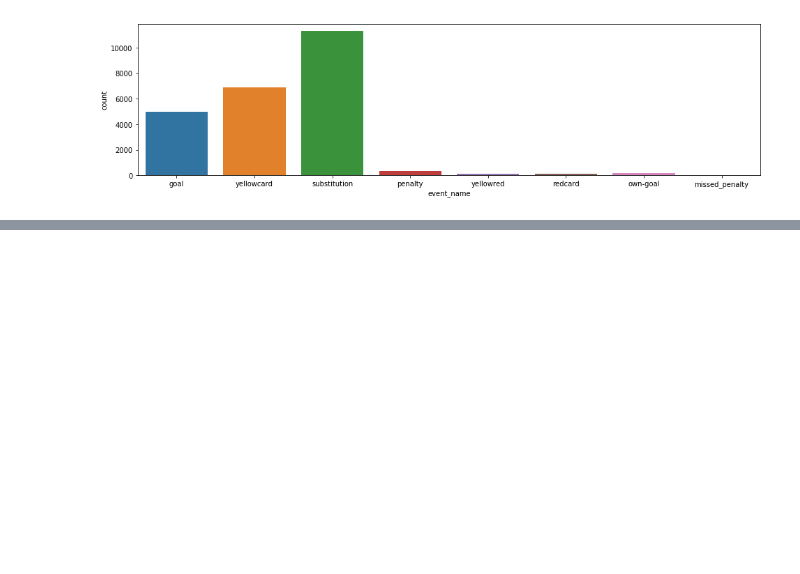
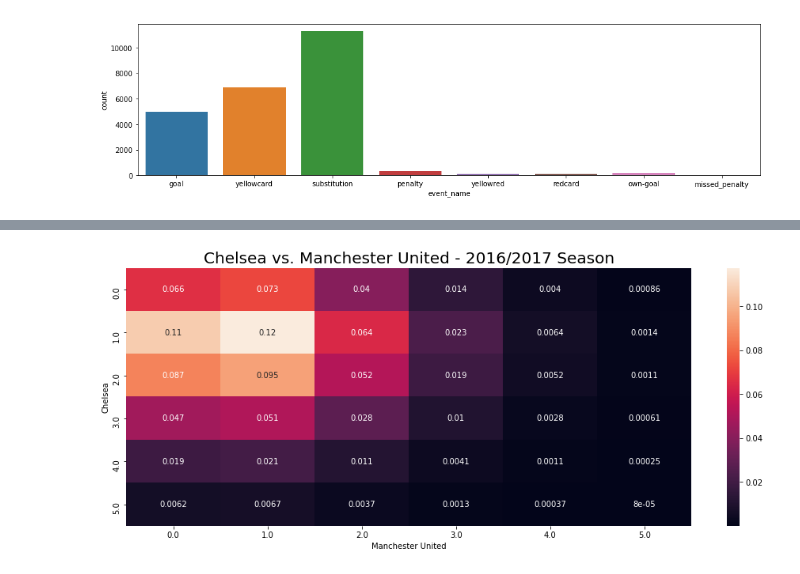
Before and after one commit to calestini/soccer_stats, a Jupyter notebook: EPL Analysis.ipynb, the cells around one changed output, grey strips where cells are left out. Cells and saved outputs as stored; diff of their text form; code cells hidden in the pictures; blank space fills up the shorter version.

```diff
--- a/EPL Analysis.ipynb
+++ b/EPL Analysis.ipynb
@@ -97,0 +192,7 @@ x.sort_values('points', ascending=False).reset_index(drop=True)
+# %%
+hometeam = 'Chelsea'
+awayteam = 'Manchester United'
+
+probability_matrix(epl, hometeam=hometeam, awayteam=awayteam, season='2016/2017');
+# %% [output]
+[figure, added]
```
Also changed, not shown: parts of 23 cells of this notebook.
